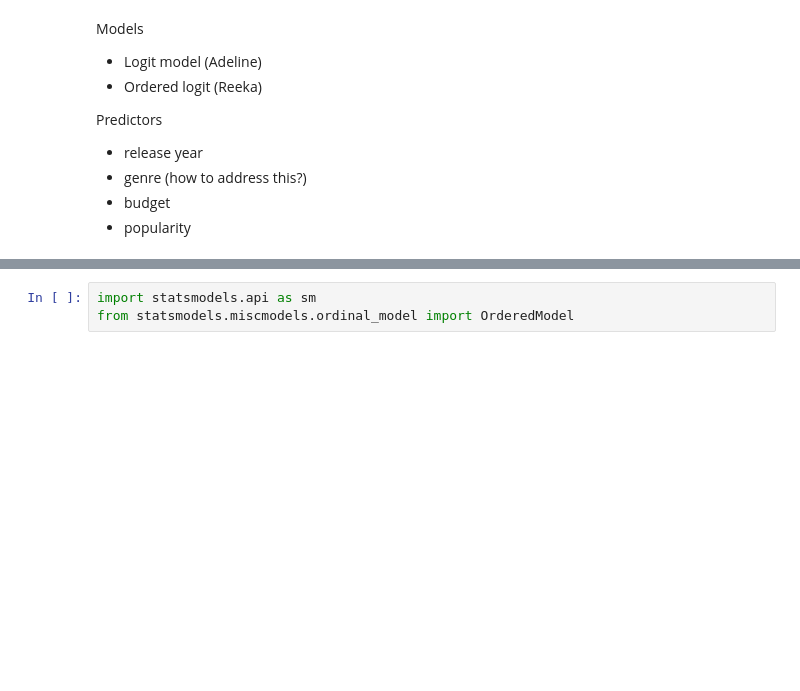
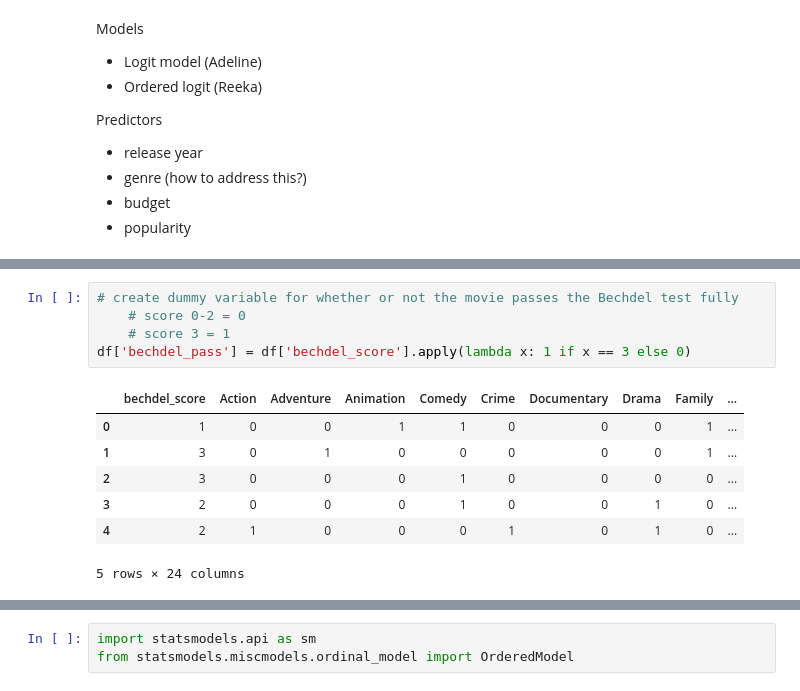
Before and after one commit to 80line/Bechdel_Test_Films, a Jupyter notebook: bechdel_test_films.ipynb, the cells around one changed output, grey strips where cells are left out. Cells and saved outputs as stored; diff of their text form; blank space fills up the shorter version.

```diff
--- a/bechdel_test_films.ipynb
+++ b/bechdel_test_films.ipynb
@@ -445,0 +468,13 @@ df = df[['bechdel_score', 'Action', 'Adventure', 'Animation', 'Comedy', 'Crime',
+# %%
+# create dummy variable for whether or not the movie passes the Bechdel test fully
+    # score 0-2 = 0
+    # score 3 = 1
+df['bechdel_pass'] = df['bechdel_score'].apply(lambda x: 1 if x == 3 else 0)
+# %% [output]
+|  | bechdel_score | Action | Adventure | Animation | Comedy | Crime | Documentary | Drama | Family | ... |
+| 0 | 1 | 0 | 0 | 1 | 1 | 0 | 0 | 0 | 1 | ... |
+| 1 | 3 | 0 | 1 | 0 | 0 | 0 | 0 | 0 | 1 | ... |
+| 2 | 3 | 0 | 0 | 0 | 1 | 0 | 0 | 0 | 0 | ... |
+| 3 | 2 | 0 | 0 | 0 | 1 | 0 | 0 | 1 | 0 | ... |
+| 4 | 2 | 1 | 0 | 0 | 0 | 1 | 0 | 1 | 0 | ... |
+5 rows × 24 columns
```
Also changed, not shown: parts of 10 cells of this notebook.
